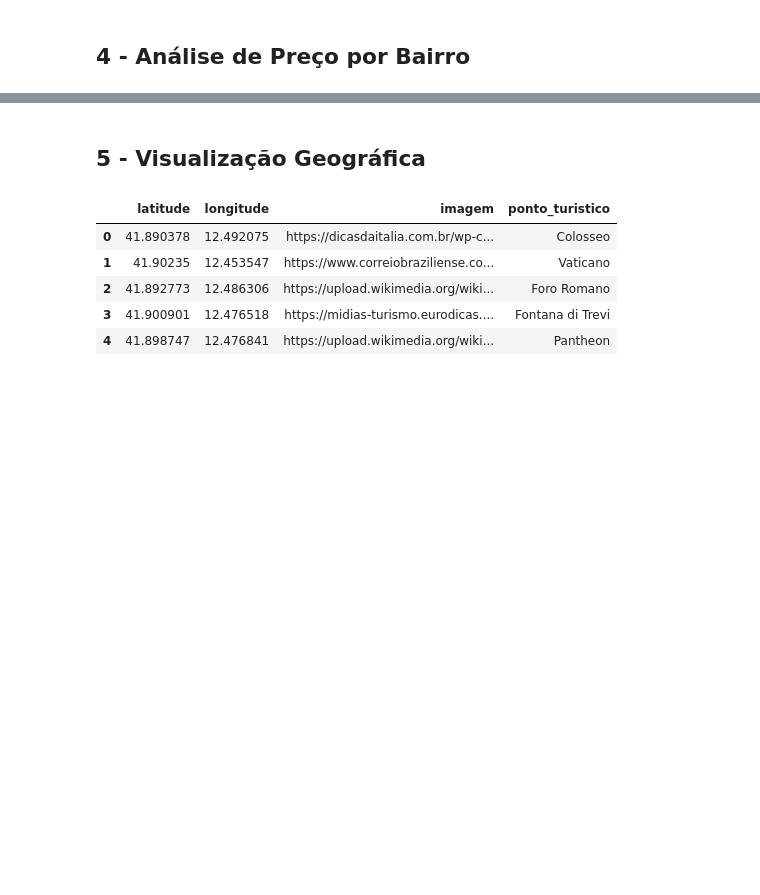
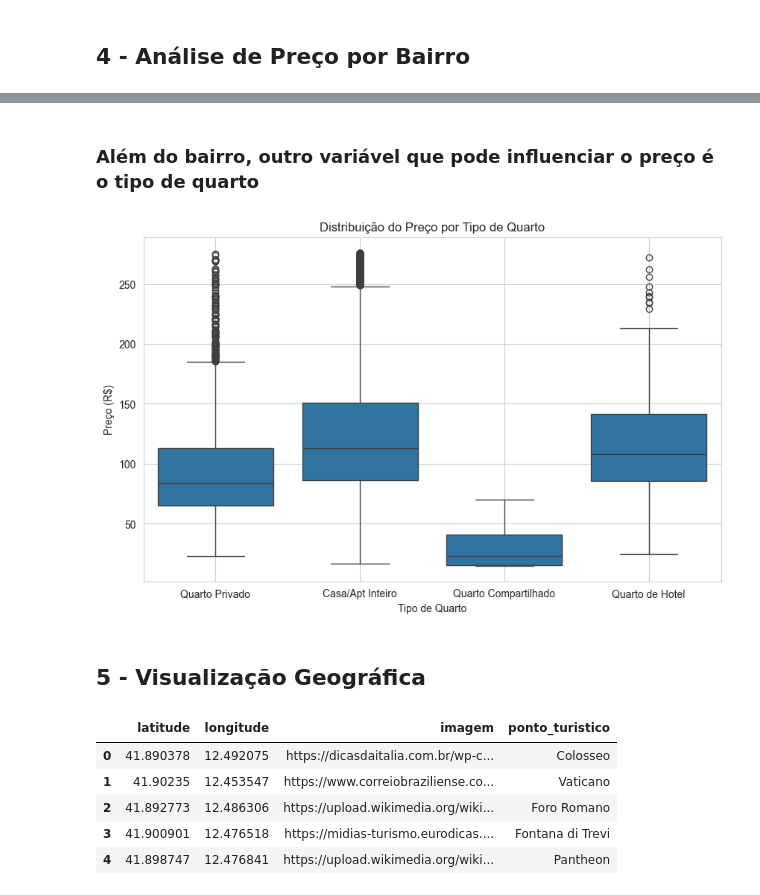
Before and after one commit to 242028904/CEE2, a Jupyter notebook: trabalho_final_aprt2.ipynb, the cells around one changed output, grey strips where cells are left out. Drawn from its saved outputs; the diff is of its cells as text; code cells hidden in the pictures; blank space fills up the shorter version.

```diff
--- a/trabalho_final_aprt2.ipynb
+++ b/trabalho_final_aprt2.ipynb
@@ -295,3 +283,28 @@ plt.show()
+# %% [markdown]
+### Além do bairro, outro variável que pode influenciar o preço é o tipo de quarto
+# %%
+# Boxplot das variáveis numéricas
+
+mapeamento_quartos = {
+    'Entire home/apt': 'Casa/Apt Inteiro',
+    'Private room': 'Quarto Privado',
+    'Shared room': 'Quarto Compartilhado',
+    'Hotel room': 'Quarto de Hotel'  # <-- NOVA ADIÇÃO
+}
+df['room_type'] = df['room_type'].map(mapeamento_quartos).fillna(df['room_type'])
+
+sns.set_style('whitegrid')
+plt.figure(figsize=(10, 6))
+sns.boxplot(data= df, x = 'room_type', y= 'price')
+
+
+plt.title('Distribuição do Preço por Tipo de Quarto')
+plt.xlabel('Tipo de Quarto')
+plt.ylabel('Preço (R$)')
+plt.grid(True)
+plt.show()
+# %% [output]
+[figure, added]
 # %% [markdown]
 ## 5 - Visualização Geográfica
 # %%
```
Also changed, not shown: parts of 29 cells of this notebook.
